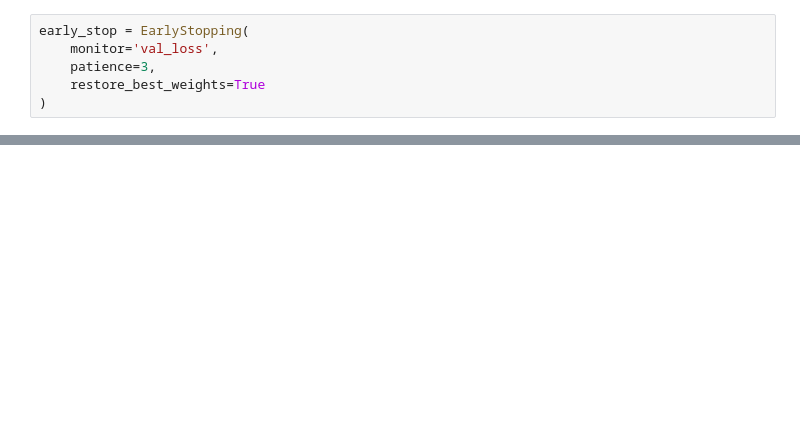
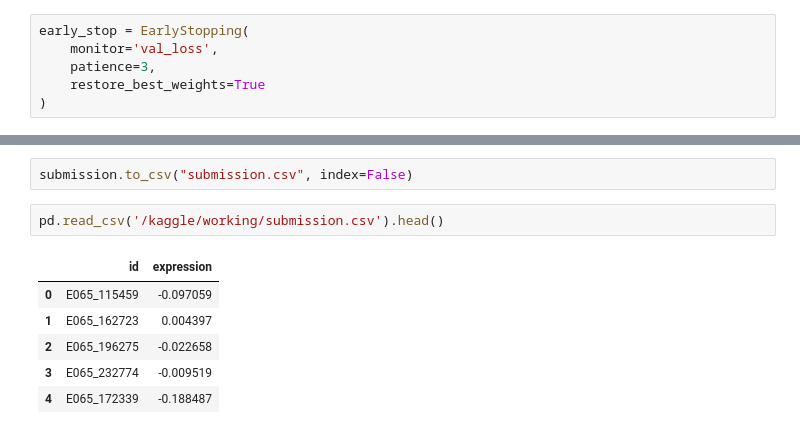
Before and after one commit to Mariambadra/Gene-Expression-prediction, a Jupyter notebook: Gene-Expression-prediction.ipynb, the cells around one changed output, grey strips where cells are left out. Cells and saved outputs as stored; diff of their text form; blank space fills up the shorter version.

Commit message:
Kaggle Notebook | Gene Expression prediction | Version 3

```diff
--- a/Gene-Expression-prediction.ipynb
+++ b/Gene-Expression-prediction.ipynb
@@ -366,0 +390,11 @@ R²: 0.101
+# %%
+submission.to_csv("submission.csv", index=False)
+# %%
+pd.read_csv('/kaggle/working/submission.csv').head()
+# %% [output]
+|  | id | expression |
+| 0 | E065_115459 | -0.097059 |
+| 1 | E065_162723 | 0.004397 |
+| 2 | E065_196275 | -0.022658 |
+| 3 | E065_232774 | -0.009519 |
+| 4 | E065_172339 | -0.188487 |
```
Also changed, not shown: parts of 9 cells of this notebook.
